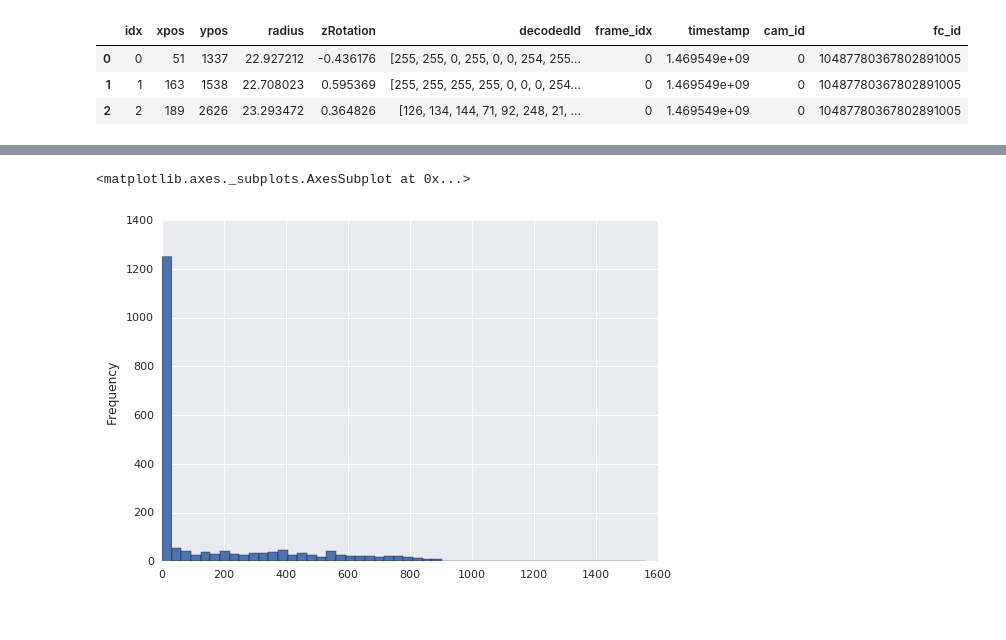
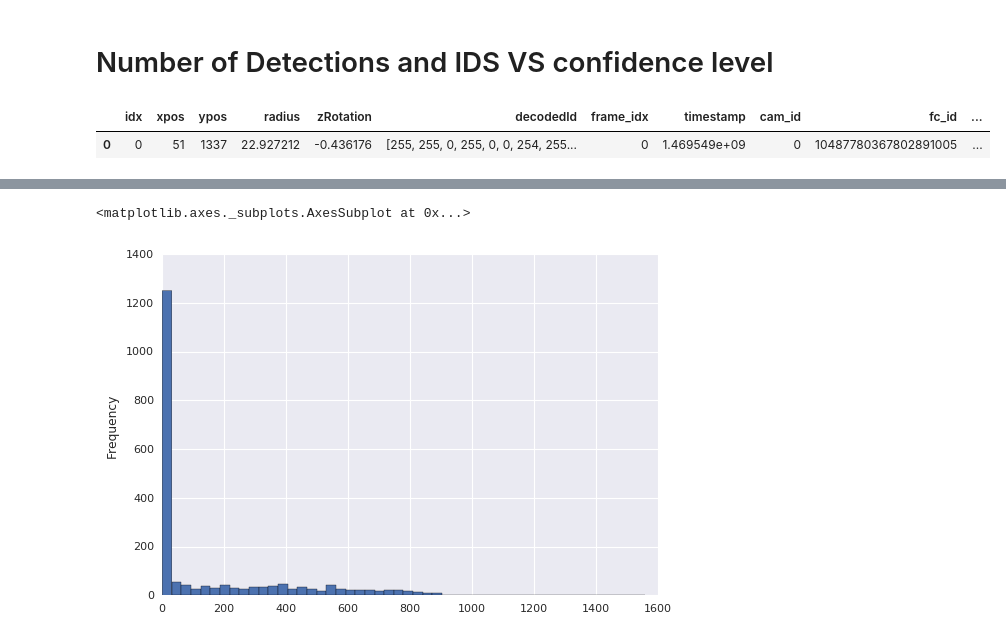
Before and after one commit to aschle/bees-sna, a Jupyter notebook: bib/ConfidenceLevel.ipynb, the cells around one changed output, grey strips where cells are left out. Cells and saved outputs as stored; diff of their text form; code cells hidden in the pictures.

```diff
--- a/bib/ConfidenceLevel.ipynb
+++ b/bib/ConfidenceLevel.ipynb
@@ -22,10 +23,12 @@ import hatching as ht
 start = "2016-07-26T16:00:00Z"
 start_dt = datetime.datetime.strptime(start, "%Y-%m-%dT%H:%M:%SZ").replace(tzinfo=pytz.UTC)
 start_ts = start_dt.timestamp()
-end_dt = start_dt + datetime.timedelta(minutes=60)
+end_dt = start_dt + datetime.timedelta(minutes=10)
 end_ts = end_dt.timestamp()
+# %%
+path = '/storage/mi/aschle/data/'
 # %%
-df0 = prep.getDF("/mnt/data2016/",start_ts, end_ts, 0)
-df1 = prep.getDF("/mnt/data2016/",start_ts, end_ts, 1)
-df2 = prep.getDF("/mnt/data2016/",start_ts, end_ts, 2)
-df3 = prep.getDF("/mnt/data2016/",start_ts, end_ts, 3)
+df0 = prep.getDF(path, start_ts, end_ts, 0)
+df1 = prep.getDF(path, start_ts, end_ts, 1)
+df2 = prep.getDF(path, start_ts, end_ts, 2)
+df3 = prep.getDF(path, start_ts, end_ts, 3)
@@ -34,12 +35,12 @@ data2 = pd.concat([df0,df1,df2,df3])
+# %% [markdown]
+# Number of Detections and IDS VS confidence level
 # %%
 data = pd.concat([df0,df1,df2,df3])
 # %%
-data.head(3)
+data.head(1)
 # %% [output]
-|  | idx | xpos | ypos | radius | zRotation | decodedId | frame_idx | timestamp | cam_id | fc_id |
-| 0 | 0 | 51 | 1337 | 22.927212 | -0.436176 | [255, 255, 0, 255, 0, 0, 254, 255... | 0 | 1.469549e+09 | 0 | 10487780367802891005 |
-| 1 | 1 | 163 | 1538 | 22.708023 | 0.595369 | [255, 255, 255, 255, 0, 0, 0, 254... | 0 | 1.469549e+09 | 0 | 10487780367802891005 |
-| 2 | 2 | 189 | 2626 | 23.293472 | 0.364826 | [126, 134, 144, 71, 92, 248, 21, ... | 0 | 1.469549e+09 | 0 | 10487780367802891005 |
+|  | idx | xpos | ypos | radius | zRotation | decodedId | frame_idx | timestamp | cam_id | fc_id | ... |
+| 0 | 0 | 51 | 1337 | 22.927212 | -0.436176 | [255, 255, 0, 255, 0, 0, 254, 255... | 0 | 1.469549e+09 | 0 | 10487780367802891005 | ... |
 # %%
 data = prep.calcIds(data, 0, 2016)
 # %%
```
Also changed, not shown: parts of 78 cells of this notebook, 36 other files.
